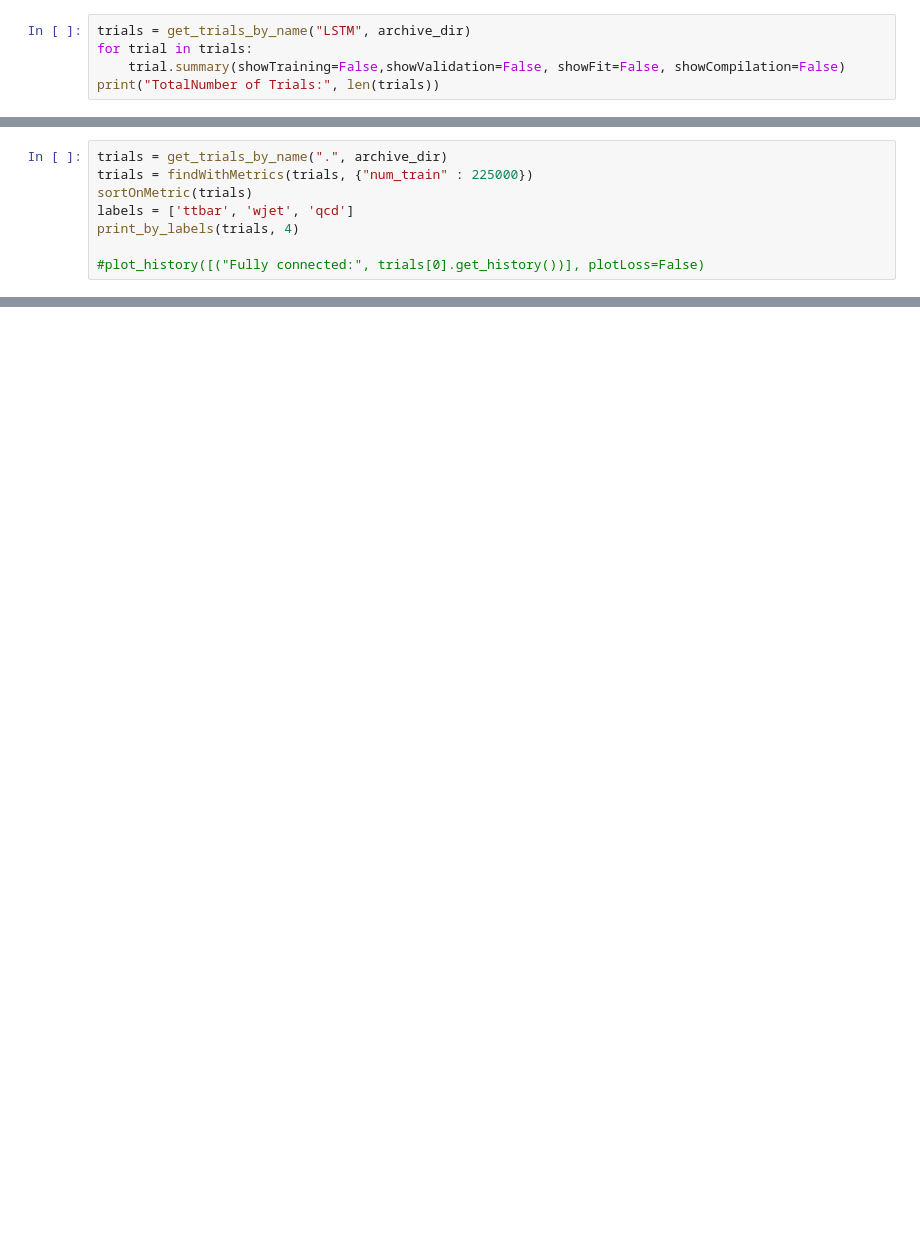
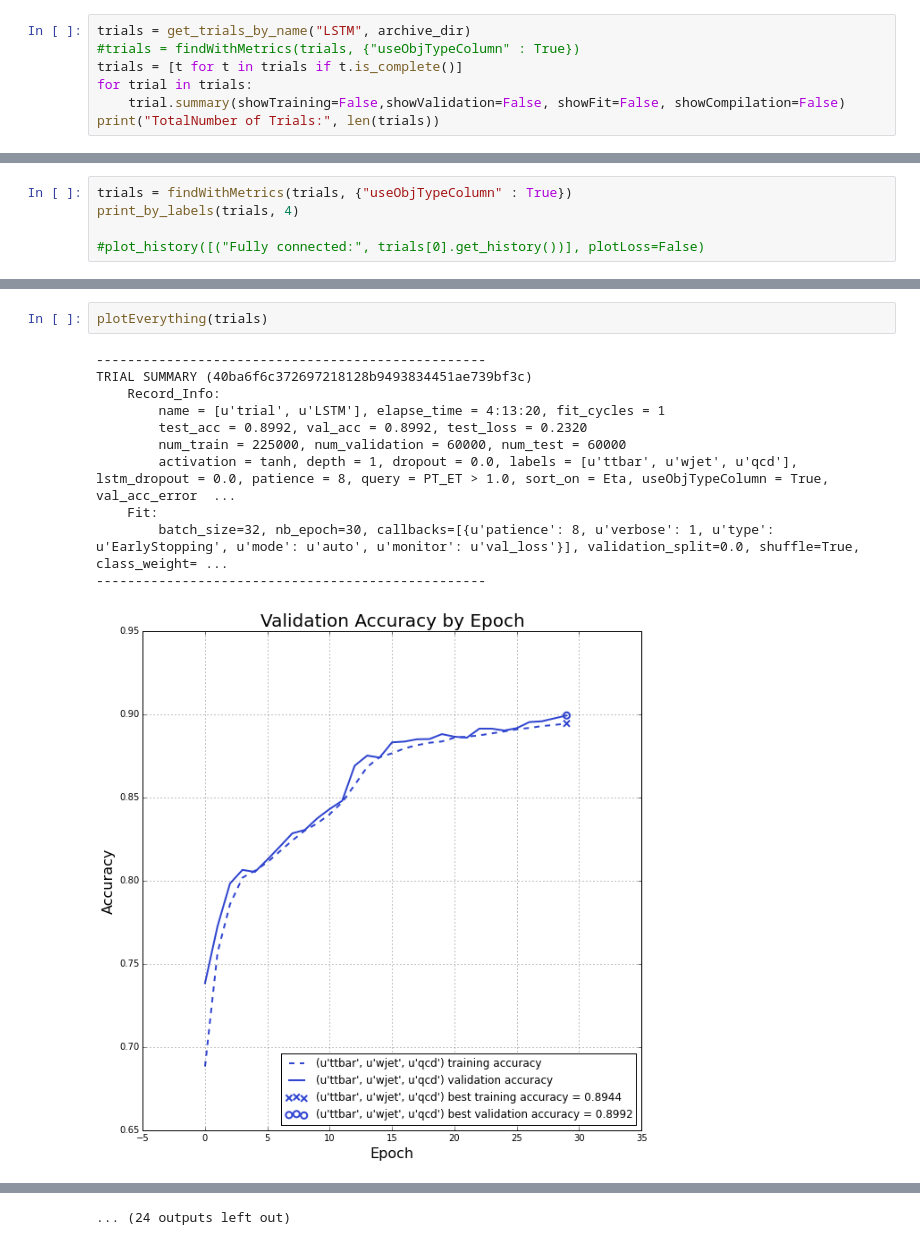
Before and after one commit to DannyWeitekamp/CMS_Deep_Learning, a Jupyter notebook: delphi_analysis/LSTM_Results.ipynb, the cells around one changed output, grey strips where cells are left out. Saved outputs shown, nothing was run; the diff lists cells and outputs as text; blank space fills up the shorter version.

```diff
--- a/delphi_analysis/LSTM_Results.ipynb
+++ b/delphi_analysis/LSTM_Results.ipynb
@@ -22,6 +23,8 @@ Using gpu device 1: GeForce GTX TITAN X (CNMeM is disabled, cuDNN not available)
 Couldn't import dot_parser, loading of dot files will not be possible.
 # %%
 trials = get_trials_by_name("LSTM", archive_dir)
+#trials = findWithMetrics(trials, {"useObjTypeColumn" : True})
+trials = [t for t in trials if t.is_complete()]
 for trial in trials:
     trial.summary(showTraining=False,showValidation=False, showFit=False, showCompilation=False)
 print("TotalNumber of Trials:", len(trials))
@@ -46,8 +49,5 @@ TRIAL SUMMARY (38636eec5fe2b34fcda20457661e00e984f549ce)
 # %%
-trials = get_trials_by_name(".", archive_dir)
-trials = findWithMetrics(trials, {"num_train" : 225000})
-sortOnMetric(trials)
-labels = ['ttbar', 'wjet', 'qcd']
+trials = findWithMetrics(trials, {"useObjTypeColumn" : True})
 print_by_labels(trials, 4)
 
 #plot_history([("Fully connected:", trials[0].get_history())], plotLoss=False)
@@ -122,0 +88,14 @@ plotMetricVsMetric(trials, "sort_on", metricY="test_acc", groupOn=None,
+# %%
+plotEverything(trials)
+# %% [output]
+--------------------------------------------------
+TRIAL SUMMARY (40ba6f6c372697218128b9493834451ae739bf3c)
+    Record_Info:
+        name = [u'trial', u'LSTM'], elapse_time = 4:13:20, fit_cycles = 1
+        test_acc = 0.8992, val_acc = 0.8992, test_loss = 0.2320
+        num_train = 225000, num_validation = 60000, num_test = 60000
+        activation = tanh, depth = 1, dropout = 0.0, labels = [u'ttbar', u'wjet', u'qcd'], lstm_dropout = 0.0, patience = 8, query = PT_ET > 1.0, sort_on = Eta, useObjTypeColumn = True, val_acc_error  ...
+    Fit:
+        batch_size=32, nb_epoch=30, callbacks=[{u'patience': 8, u'verbose': 1, u'type': u'EarlyStopping', u'mode': u'auto', u'monitor': u'val_loss'}], validation_split=0.0, shuffle=True, class_weight= ...
+--------------------------------------------------
+[figure, added]
@@ -122,0 +139 @@ plotMetricVsMetric(trials, "sort_on", metricY="test_acc", groupOn=None,
+... (24 outputs left out)
```
Also changed, not shown: parts of 13 cells of this notebook, 7 other files.
